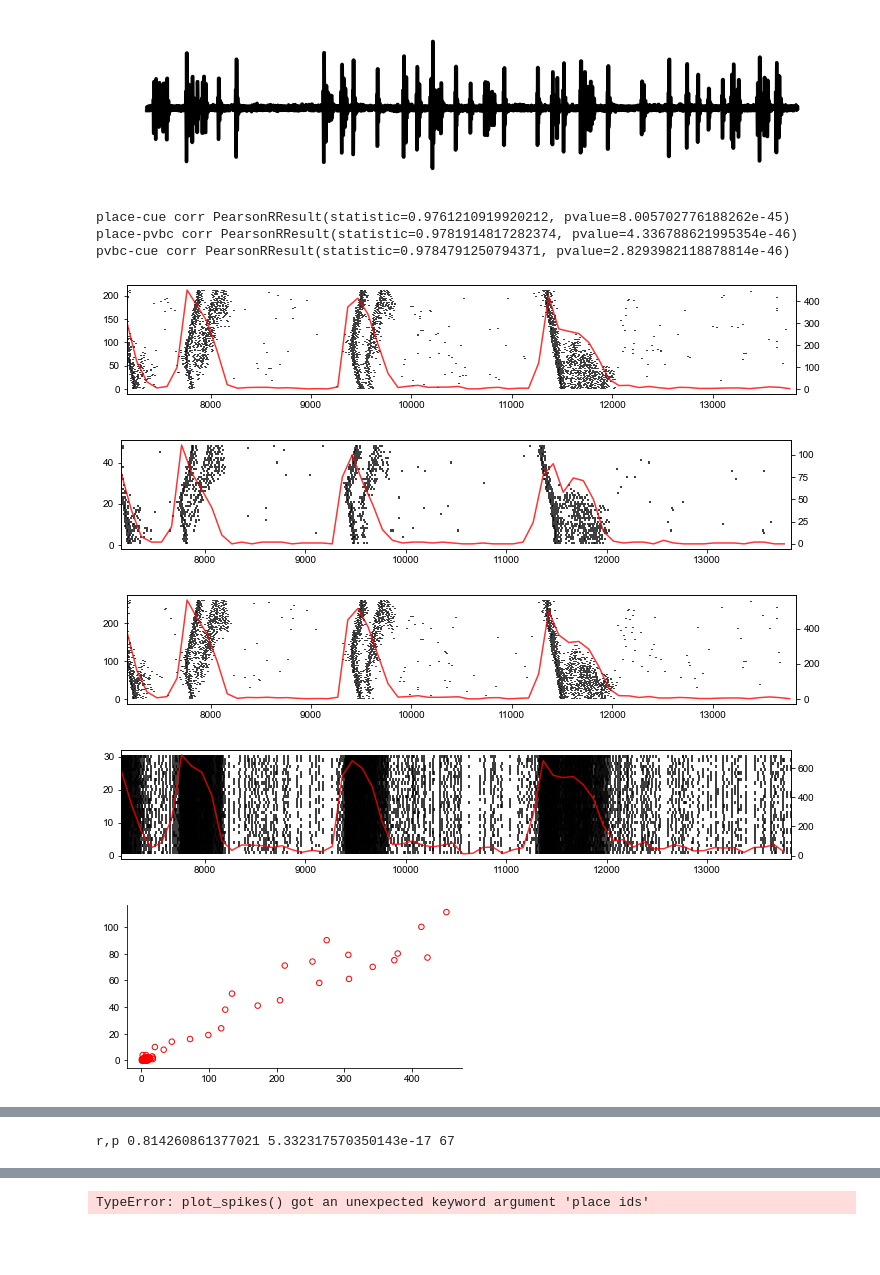
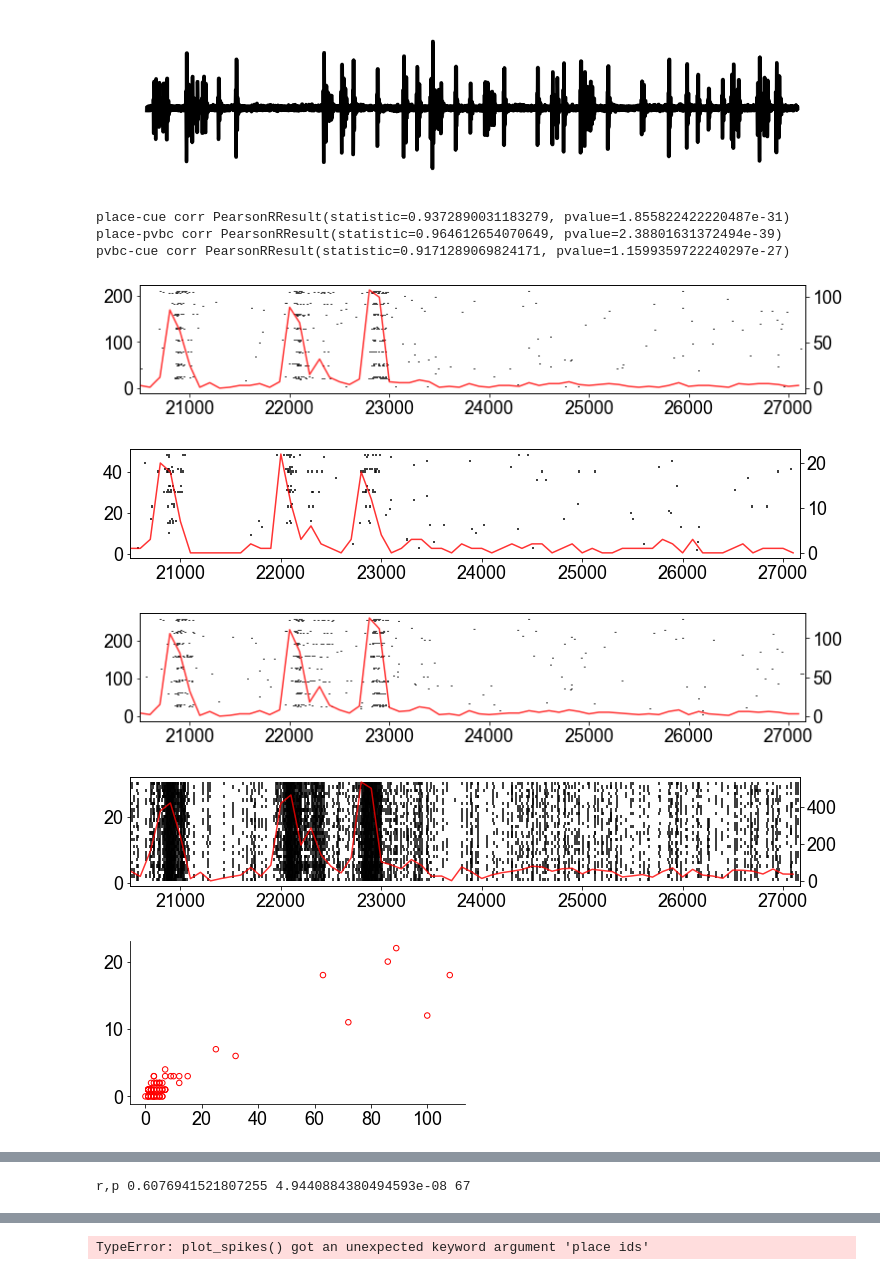
Before and after one commit to soltesz-lab/ca3_biophysical, a Jupyter notebook: notebooks/ripple_analysis.ipynb, the cells around one changed output, grey strips where cells are left out. Saved outputs shown, nothing was run; the diff lists cells and outputs as text; code cells hidden in the pictures; blank space fills up the shorter version.

Commit message:
updates to plots in notebooks

```diff
--- a/notebooks/ripple_analysis.ipynb
+++ b/notebooks/ripple_analysis.ipynb
@@ -497,12 +420,0 @@ print('that took %0.3f seconds' % elapsed)
-# %%
-t_vec = np.asarray(t_vec)
-s = np.where(t_vec > 25000+500)[0][0]
-e = np.where(t_vec < 25300+500)[0][-1]
-
-fig = plt.figure(figsize=(8,4))
-ax  = fig.gca()
-plt.plot(np.divide(t_vec[s:e], 1000.), np.asarray(exc_v_vecs).T[s:e, diagram.place_information[0]['not place'][43]],
-         color=(231/255.,135/255.,43/255.), alpha=0.7)
-plt.ylim([-65, 45])
-for axis in ['top','right']:
-    ax.spines[axis].set_linewidth(0.0)
@@ -511,5 +421,5 @@ for axis in ['top','right']:
 # %%
-exc_v_vecs = { int(k): v for k,v in np.load("../data/v_vecs_1001-ripple-nlaps-3.npz").items() }
+exc_v_vecs = { int(k): v for k,v in np.load("../data/v_vecs_1001-ripple-nlaps-6.npz").items() }
 dt = 0.025
 t_end = exc_v_vecs[0].shape[0] * dt
 t_vec = np.arange(0., t_end, dt)
@@ -561,12 +470,0 @@ ax.set_xticks([])
-# %%
-fig = plt.figure(dpi=300,figsize=(2,2))
-ax = fig.gca()
-ax.invert_xaxis()
-for axis in ['top','right']:
-    ax.spines[axis].set_linewidth(0.0)
-
-for item in ([ax.title, ax.xaxis.label, ax.yaxis.label] +
-         ax.get_xticklabels() + ax.get_yticklabels()):
-    item.set_fontsize(8)
-
-plt.plot([0.95, 0.90, 0.75, 0.50], [0.06, 0.11, 0.95, 0.98],  marker='.', markersize=7.5, color='k')
@@ -637,7 +532,7 @@ def plot_spikes(spike_times, title, start, finish, gids=None, color='k'):
 
     if gids is not None:
         temp_spike_times = []
-        for i in range(len(spike_times)):
+        for i in spike_times:
             if i in gids:
                 temp_spike_times.append(spike_times[i])
         spike_times = temp_spike_times
@@ -671,8 +566,8 @@ def plot_spikes(spike_times, title, start, finish, gids=None, color='k'):
     ax2.set_xlim([start, finish])
     return nspikes
 
-start  = time_for_single_lap * 1 + 500
-finish = time_for_single_lap * 2.+ 500
+start  = time_for_single_lap * 3. + 500
+finish = time_for_single_lap * 4. + 500
 
 nspikes_place = plot_spikes(cell_spike_times, 'PYR place', start, finish, diagram.place_information[0]['place'])
 nspikes_cue   = plot_spikes(cell_spike_times, 'PYR cue', start, finish, diagram.place_information[0]['not place'])
@@ -683,38 +578,38 @@ nspikes_pvbc  = plot_spikes(cell_spike_times, 'PVBC', start, finish, gids=list(r
 # plot_spikes(c, 2, 'AAC', start, finish)
 # plot_spikes(c, 3, 'BiS', start, finish)
 # plot_spikes(c, 4, 'OLM', start, finish)
 # plot_spikes(c, 5, 'ISCCR', start, finish)
 #plot_spikes(6, 'ISCCK', start, finish)
 from scipy.stats import pearsonr, spearmanr
 print('place-cue corr', pearsonr(nspikes_place, nspikes_cue))
 print('place-pvbc corr', pearsonr(nspikes_place, nspikes_pvbc))
 print('pvbc-cue corr', pearsonr(nspikes_pvbc, nspikes_cue))
 
 #(6,3)
 fig = plt.figure(figsize=(6,3))
 ax  = fig.gca()
 plt.scatter(nspikes_place, nspikes_cue, facecolor='none', edgecolor='red',s=30)
 # plt.xlabel('number place cells spikes')
 # plt.ylabel('number cue cells spikes')
 for axis in ['top','right']:
     ax.spines[axis].set_linewidth(0.0)
 plt.show()
 
 fig, ax = plt.subplots(figsize=(3,1.5))
 ax.plot(nspikes_place, color='k')
 ax2 = ax.twinx()
 ax2.plot(nspikes_cue, color='r')
 plt.show()
 
 from scipy.stats import pearsonr, spearmanr
 r, p = spearmanr(nspikes_place, nspikes_cue)
 print('r,p', r, p, len(nspikes_place))
 # %% [output]
-place-cue corr PearsonRResult(statistic=0.9761210919920212, pvalue=8.005702776188262e-45)
-place-pvbc corr PearsonRResult(statistic=0.9781914817282374, pvalue=4.336788621995354e-46)
-pvbc-cue corr PearsonRResult(statistic=0.9784791250794371, pvalue=2.8293982118878814e-46)
+place-cue corr PearsonRResult(statistic=0.9372890031183279, pvalue=1.855822422220487e-31)
+place-pvbc corr PearsonRResult(statistic=0.964612654070649, pvalue=2.38801631372494e-39)
+pvbc-cue corr PearsonRResult(statistic=0.9171289069824171, pvalue=1.1599359722240297e-27)
-[figure, old version]
+[figure, new version]
-[figure, old version]
+[figure, new version]
-[figure, old version]
+[figure, new version]
-[figure, old version]
+[figure, new version]
-[figure, old version]
+[figure, new version]
@@ -722,4 +617,4 @@ pvbc-cue corr PearsonRResult(statistic=0.9784791250794371, pvalue=2.829398211887
-r,p 0.814260861377021 5.332317570350143e-17 67
+r,p 0.6076941521807255 4.9440884380494593e-08 67
 # %%
 import seaborn as sns
 import pandas as pd
```
Also changed, not shown: parts of 27 cells of this notebook, 1 other file.
